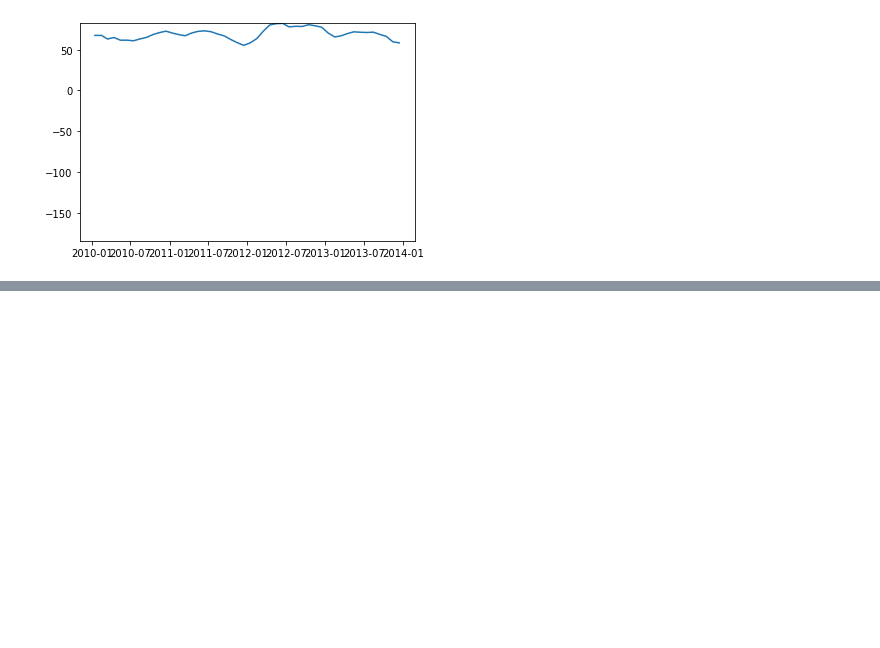
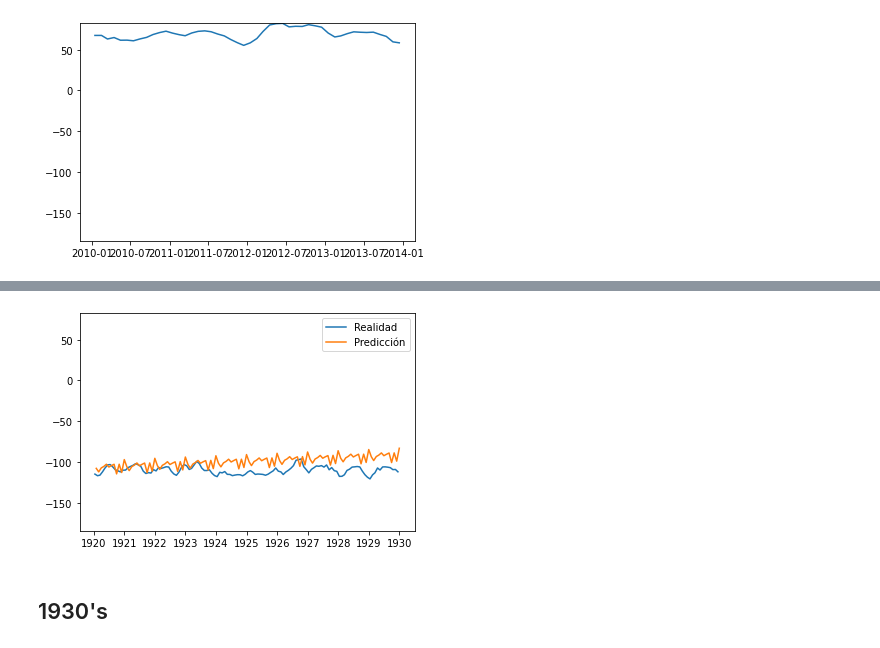
Before and after one commit to kaaiik/Proyecto-final, a Jupyter notebook: notebook/sea_level.ipynb, the cells around one changed output, grey strips where cells are left out. Saved outputs shown, nothing was run; the diff lists cells and outputs as text; code cells hidden in the pictures; blank space fills up the shorter version.

```diff
--- a/notebook/sea_level.ipynb
+++ b/notebook/sea_level.ipynb
@@ -277,0 +337,3 @@ comparador(nines_00.GMSL, nines_00_pred.yhat, sea.GMSL)
+# %%
+nines_20_pred = train_and_predict(sea.loc['1880-01-15' : '1919-12-15'])
+nines_20_pred.head()
@@ -277,0 +358,7 @@ comparador(nines_00.GMSL, nines_00_pred.yhat, sea.GMSL)
+# %%
+# Veamos la comparación de la predicción con la realidad
+comparador(nines_20.GMSL, nines_20_pred.yhat, sea.GMSL)
+# %% [output]
+[figure, added]
+# %% [markdown]
+## 1930's
```
Also changed, not shown: parts of 92 cells of this notebook, 1 other file.
